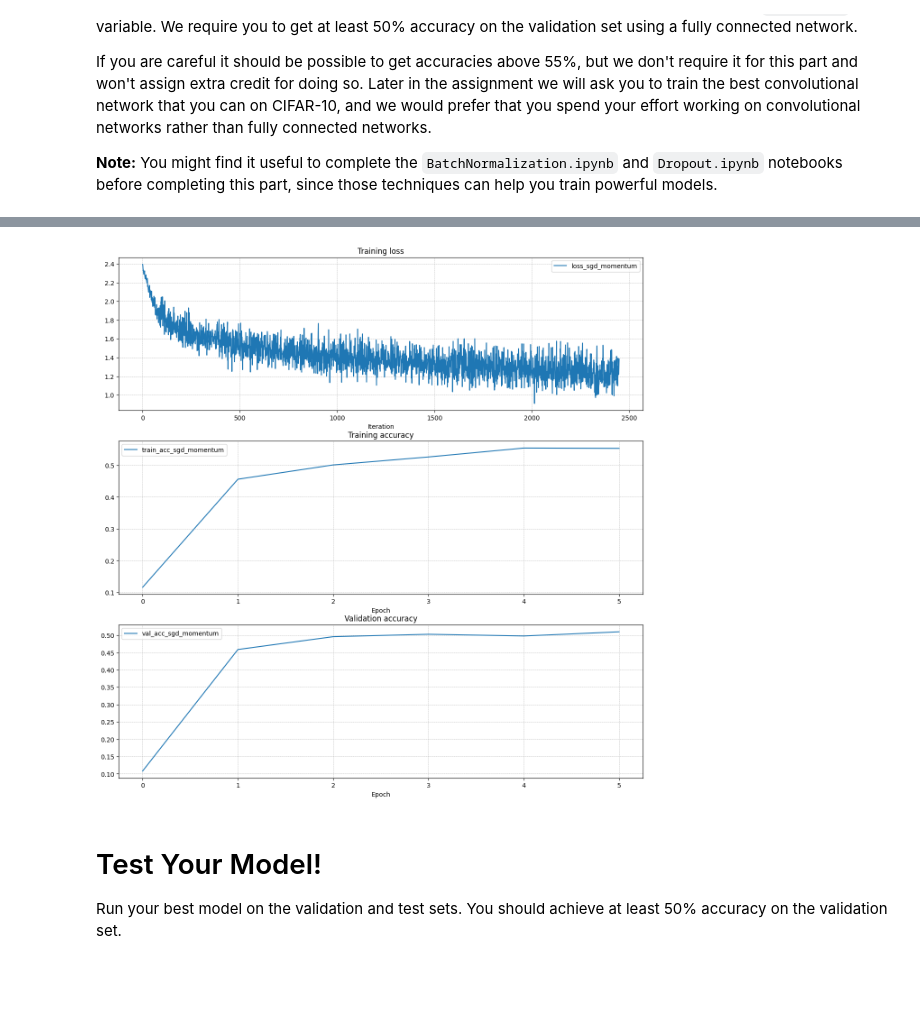
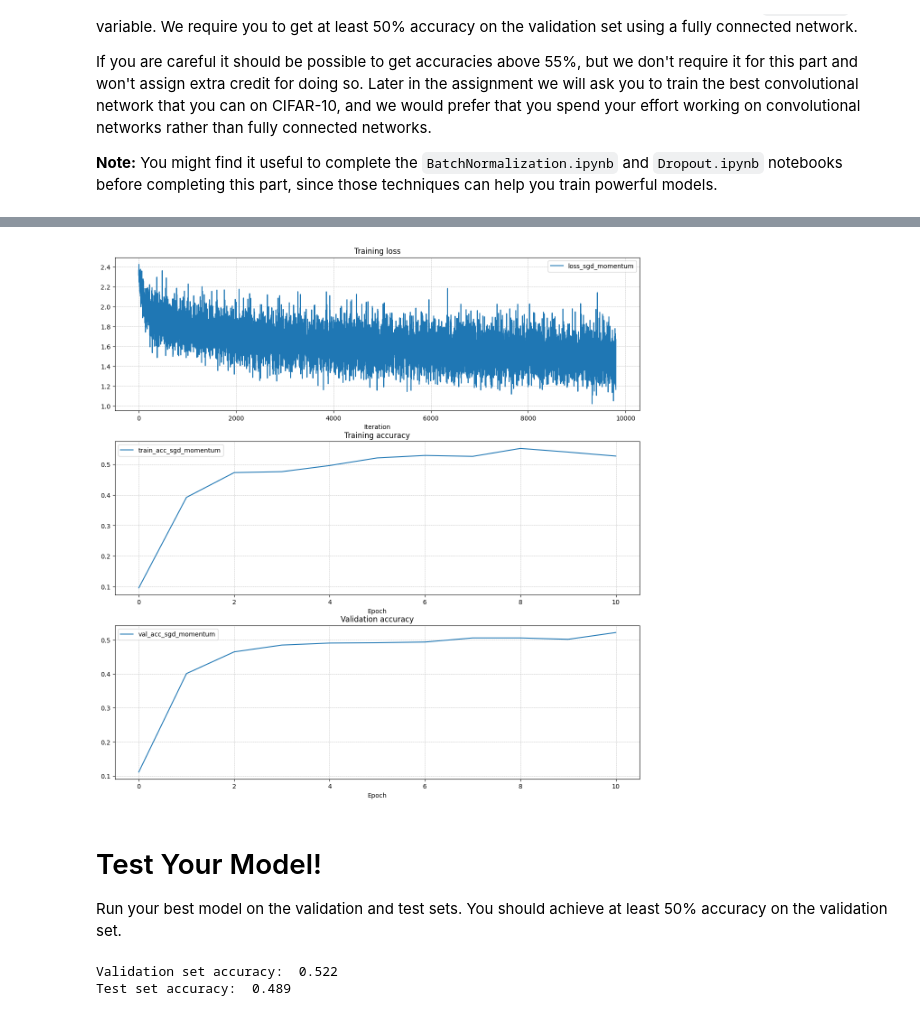
Before and after one commit to Huanhuan-Jiang/stanford-cs231n, a Jupyter notebook: assignments/assignment2/FullyConnectedNets.ipynb, the cells around one changed output, grey strips where cells are left out. Saved outputs shown, nothing was run; the diff lists cells and outputs as text; code cells hidden in the pictures; blank space fills up the shorter version.

```diff
--- a/assignments/assignment2/FullyConnectedNets.ipynb
+++ b/assignments/assignment2/FullyConnectedNets.ipynb
@@ -502,22 +515,22 @@ input_size = 32 * 32 * 3
 hidden_dims = [100, 100, 100, 100, 100]
 num_classes = data["y_val"].shape
 num_epochs = 10
-lr = 1e-4
+lr = 1e-2
+lr_decay = 0.95
 
-dropout_keep_ratio=0.25
+dropout_keep_ratio=0.75
 weight_scale=0.05
-reg=0
+reg=10
 
-lr_decay=0.95
-batch_size=200
+batch_size=50
 
 solvers = {}
 
 update_rule = 'sgd_momentum'
 print('Running with ', update_rule)
 model = FullyConnectedNet(
-        [100, 100, 100, 100, 100],
-        weight_scale=5e-2,
+        hidden_dims,
+        weight_scale=weight_scale,
         dropout_keep_ratio=dropout_keep_ratio,
         normalization='batchnorm'
     )
@@ -525,10 +538,11 @@ model = FullyConnectedNet(
 solver = Solver(
         model,
         data,
-        num_epochs=5,
-        batch_size=100,
+        num_epochs=num_epochs,
+        batch_size=batch_size,
         update_rule=update_rule,
-        optim_config={'learning_rate': 5e-3},
+        optim_config={'learning_rate': lr},
+        lr_decay=lr_decay,
         verbose=True,
     )
 solver.train()
@@ -553,8 +567,7 @@ for ax in axes:
 
 plt.show()
 
-#print('The model's validation accuracy is %f with a hidden_dims of: %d, a num_epoch of: %d, a learning_rate of %f, and a regularization_strength of %f' %
- #         (max_val_accuracy, best_hidden_size, best_num_epoch, best_learning_rate, best_reg)) # Goal: 48%. Best can be over 52%
+best_model = model
 
 # *****END OF YOUR CODE (DO NOT DELETE/MODIFY THIS LINE)*****
 ################################################################################
@@ -581,4 +594,4 @@ Running with  sgd_momentum
-[figure, old version]
+[figure, new version]
 # %% [markdown]
 # Test Your Model!
 Run your best model on the validation and test sets. You should achieve at least 50% accuracy on the validation set.
@@ -587,3 +600,6 @@ y_test_pred = np.argmax(best_model.loss(data['X_test']), axis=1)
 y_val_pred = np.argmax(best_model.loss(data['X_val']), axis=1)
 print('Validation set accuracy: ', (y_val_pred == data['y_val']).mean())
 print('Test set accuracy: ', (y_test_pred == data['y_test']).mean())
+# %% [output]
+Validation set accuracy:  0.522
+Test set accuracy:  0.489
```
Also changed, not shown: parts of 6 cells of this notebook.
